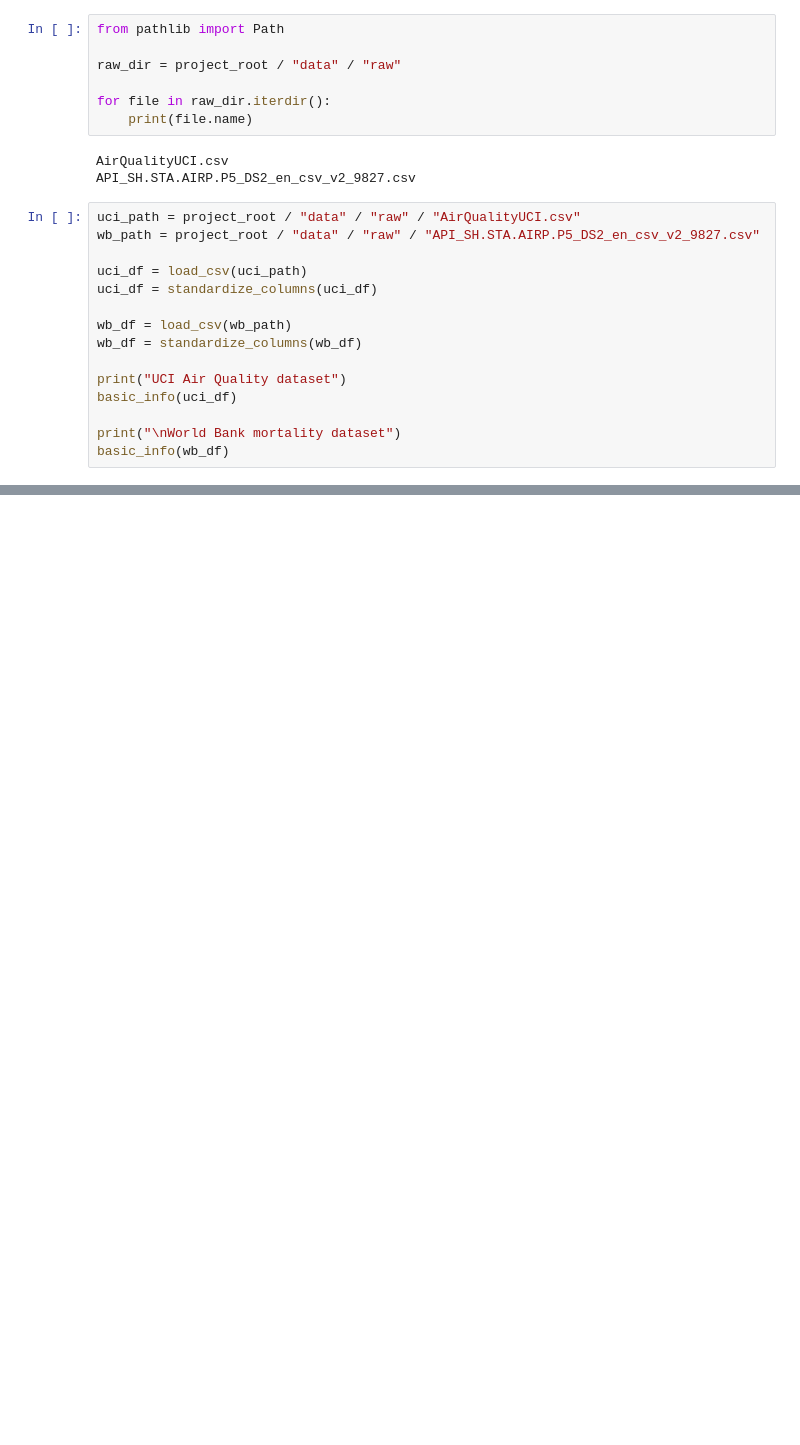
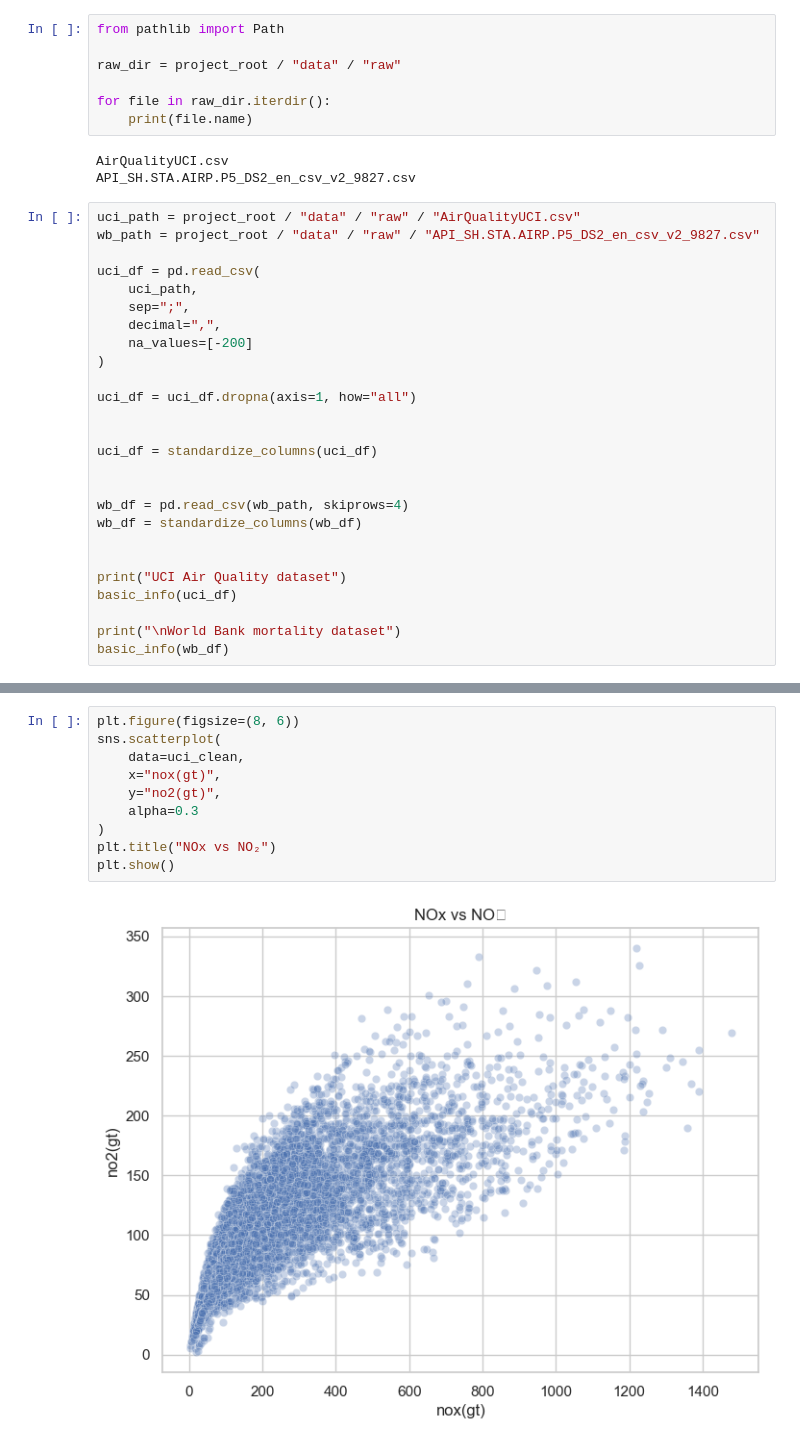
Before and after one commit to looalhadzhiev-max/traffic-pollution-health, a Jupyter notebook: notebooks/traffic_polution_health.ipynb, the cells around one changed output, grey strips where cells are left out. Cells and saved outputs as stored; diff of their text form; blank space fills up the shorter version.

```diff
--- a/notebooks/traffic_polution_health.ipynb
+++ b/notebooks/traffic_polution_health.ipynb
@@ -63,11 +63,22 @@ API_SH.STA.AIRP.P5_DS2_en_csv_v2_9827.csv
 uci_path = project_root / "data" / "raw" / "AirQualityUCI.csv"
 wb_path = project_root / "data" / "raw" / "API_SH.STA.AIRP.P5_DS2_en_csv_v2_9827.csv"
 
-uci_df = load_csv(uci_path)
+uci_df = pd.read_csv(
+    uci_path,
+    sep=";",
+    decimal=",",
+    na_values=[-200]
+)
+
+uci_df = uci_df.dropna(axis=1, how="all")
+
+
 uci_df = standardize_columns(uci_df)
 
-wb_df = load_csv(wb_path)
+
+wb_df = pd.read_csv(wb_path, skiprows=4)
 wb_df = standardize_columns(wb_df)
+
 
 print("UCI Air Quality dataset")
 basic_info(uci_df)
@@ -78,0 +203,12 @@ FileNotFoundError: File not found: C:\Users\Radost\Desktop\traffic-polution-heal
+# %%
+plt.figure(figsize=(8, 6))
+sns.scatterplot(
+    data=uci_clean,
+    x="nox(gt)",
+    y="no2(gt)",
+    alpha=0.3
+)
+plt.title("NOx vs NO₂")
+plt.show()
+# %% [output]
+[figure, added]
```
Also changed, not shown: parts of 16 cells of this notebook.
